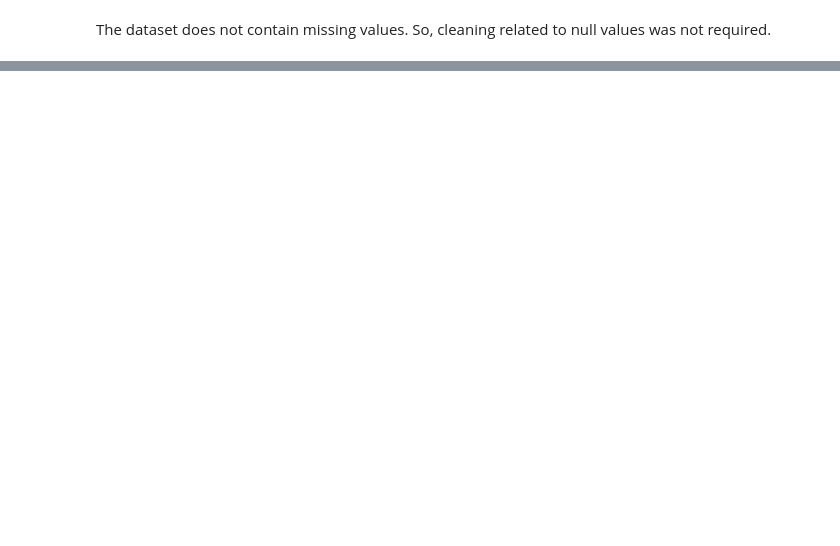
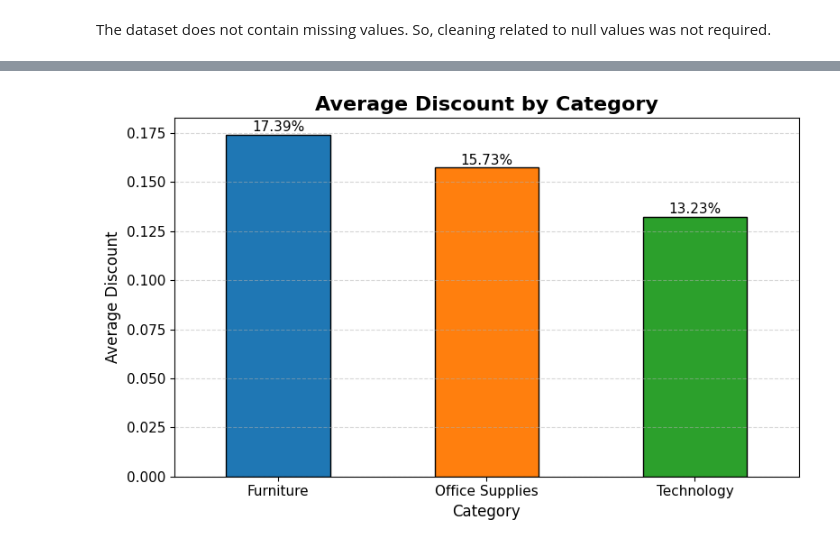
Before and after one commit to encarnacionr885-max/retail-sales-eda-analysis, a Jupyter notebook: notebooks/eda_analysis.ipynb, the cells around one changed output, grey strips where cells are left out. Saved outputs shown, nothing was run; the diff lists cells and outputs as text; code cells hidden in the pictures; blank space fills up the shorter version.

```diff
--- a/notebooks/eda_analysis.ipynb
+++ b/notebooks/eda_analysis.ipynb
@@ -102,15 +222,31 @@ avg_discount_by_category
 # %%
 import matplotlib.pyplot as plt
 
-plt.figure()
-avg_discount_by_category.plot(kind="bar")
+# Plotting Average Discount by Category
+plt.figure(figsize=(8,5))
 
-plt.title("Average Discount by Category")
-plt.xlabel("Category")
-plt.ylabel("Average Discount")
-plt.xticks(rotation=0)
+# Custom colors for distinction
+colors = ['#1f77b4', '#ff7f0e', '#2ca02c']
+avg_discount_by_category.plot(kind="bar", color=colors, edgecolor='black')
 
+# Titles and labels
+plt.title("Average Discount by Category", fontsize=16, weight='bold')
+plt.xlabel("Category", fontsize=12)
+plt.ylabel("Average Discount", fontsize=12)
+plt.xticks(rotation=0, fontsize=11)
+plt.yticks(fontsize=11)
+
+# Dashed horizontal grid for readability
+plt.grid(axis='y', linestyle='--', alpha=0.5)
+
+# Annotate bars with discount values
+for i, v in enumerate(avg_discount_by_category.values):
+    plt.text(i, v + max(avg_discount_by_category.values)*0.002, f"{v:.2%}", ha='center', va='bottom', fontsize=11)
+
+plt.tight_layout()
 plt.show()
+# %% [output]
+[figure, added]
 # %%
 ###ANALYSIS: Based on the graph and the average discount per category, we can observe that the discount rates are 17.39% for Furniture, 15.72% for Office Supplies, and 13.23% for Technology. These percentages suggest that discounts are not significantly hurting margins. The issue may instead be related to cost structure or product pricing. Therefore, it is important to analyze Furniture more closely, as it offers higher discounts while generating lower profit, which requires deeper investigation.
 # %%
```
Also changed, not shown: parts of 25 cells of this notebook.
